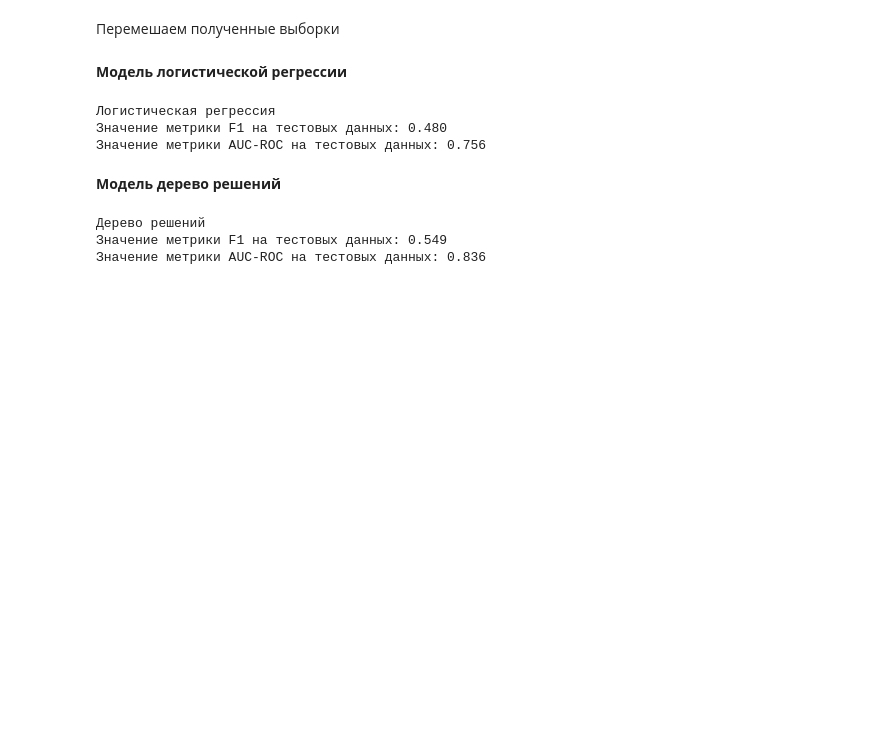
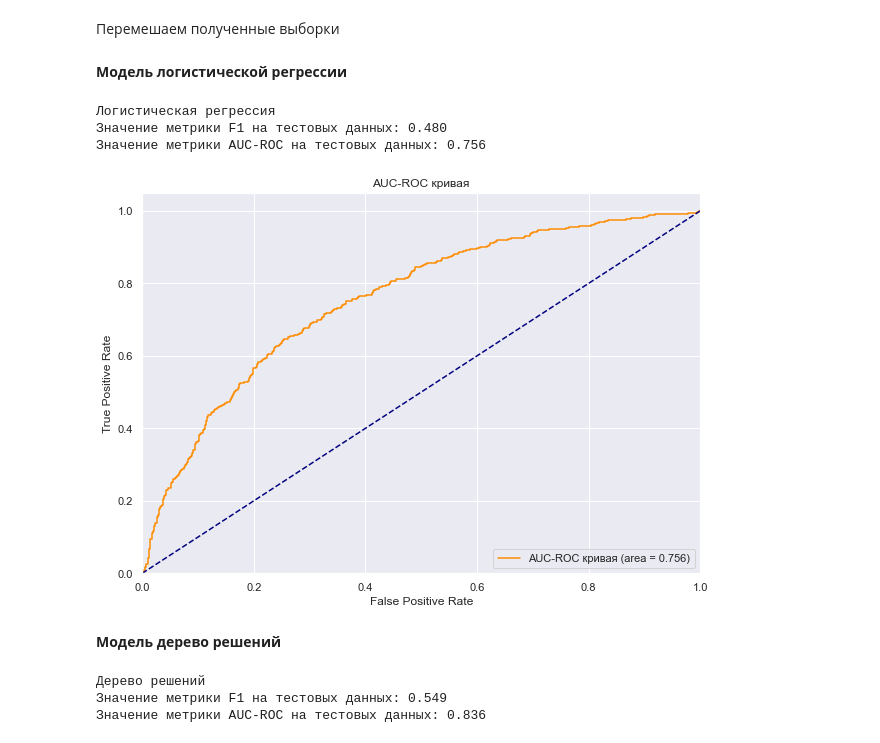
Before and after one commit to Danil-Belokhvostik/Data-Science, a Jupyter notebook: Отток клиентов банка/Отток клиентов банка.ipynb, the cells around one changed output. Saved outputs shown, nothing was run; the diff lists cells and outputs as text; code cells hidden in the pictures; blank space fills up the shorter version.

Commit message:
Добавлены  графики ROC

```diff
--- a/Отток клиентов банка/Отток клиентов банка.ipynb
+++ b/Отток клиентов банка/Отток клиентов банка.ipynb
@@ -1221,24 +1226,41 @@ features_full_train, target_full_train = shuffle(features_full_train, target_ful
 # %%
 # Создадим модель
 model_lr = LogisticRegression(random_state = 12345, class_weight='balanced')
 
 # Обучим модель на полной выборке
 model_lr.fit(features_full_train, target_full_train)
 
 # Сделаем предсказания на тестовой выборке
 model_lr_pred_test = model_lr.predict(features_test)
 
 # Оценим вероятности классов на тестовой выборке
 model_lr_prob_test = model_lr.predict_proba(features_test)
 
 # Рассчитаем метрику f1-score из модуля sklearn.metrics
 print('Логистическая регрессия')
 print('Значение метрики F1 на тестовых данных: {0:.3f}'.format(f1_score(target_test, model_lr_pred_test)))
 print('Значение метрики AUC-ROC на тестовых данных: {0:.3f}'.format(roc_auc_score(target_test, model_lr_prob_test[:,1])))
+
+# Рассчитаем roc-кривую
+fpr, tpr, treshold = roc_curve(target_test, model_lr_prob_test[:, 1])
+roc_auc = auc(fpr, tpr)
+
+# Построим график
+plt.figure(figsize=(10,7))
+plt.plot(fpr, tpr, color='darkorange',label='AUC-ROC кривая (area = {0:.3f})'.format(roc_auc))
+plt.plot([0, 1], [0, 1], color='navy', linestyle='--')
+plt.xlim([0.0, 1.0])
+plt.ylim([0.0, 1.05])
+plt.xlabel('False Positive Rate')
+plt.ylabel('True Positive Rate')
+plt.title('AUC-ROC кривая')
+plt.legend(loc="lower right")
+plt.show()
 # %% [output]
 Логистическая регрессия
 Значение метрики F1 на тестовых данных: 0.480
 Значение метрики AUC-ROC на тестовых данных: 0.756
+[figure, added]
 # %% [markdown]
 **Модель дерево решений**
 # %%
```
Also changed, not shown: parts of 14 cells of this notebook.
